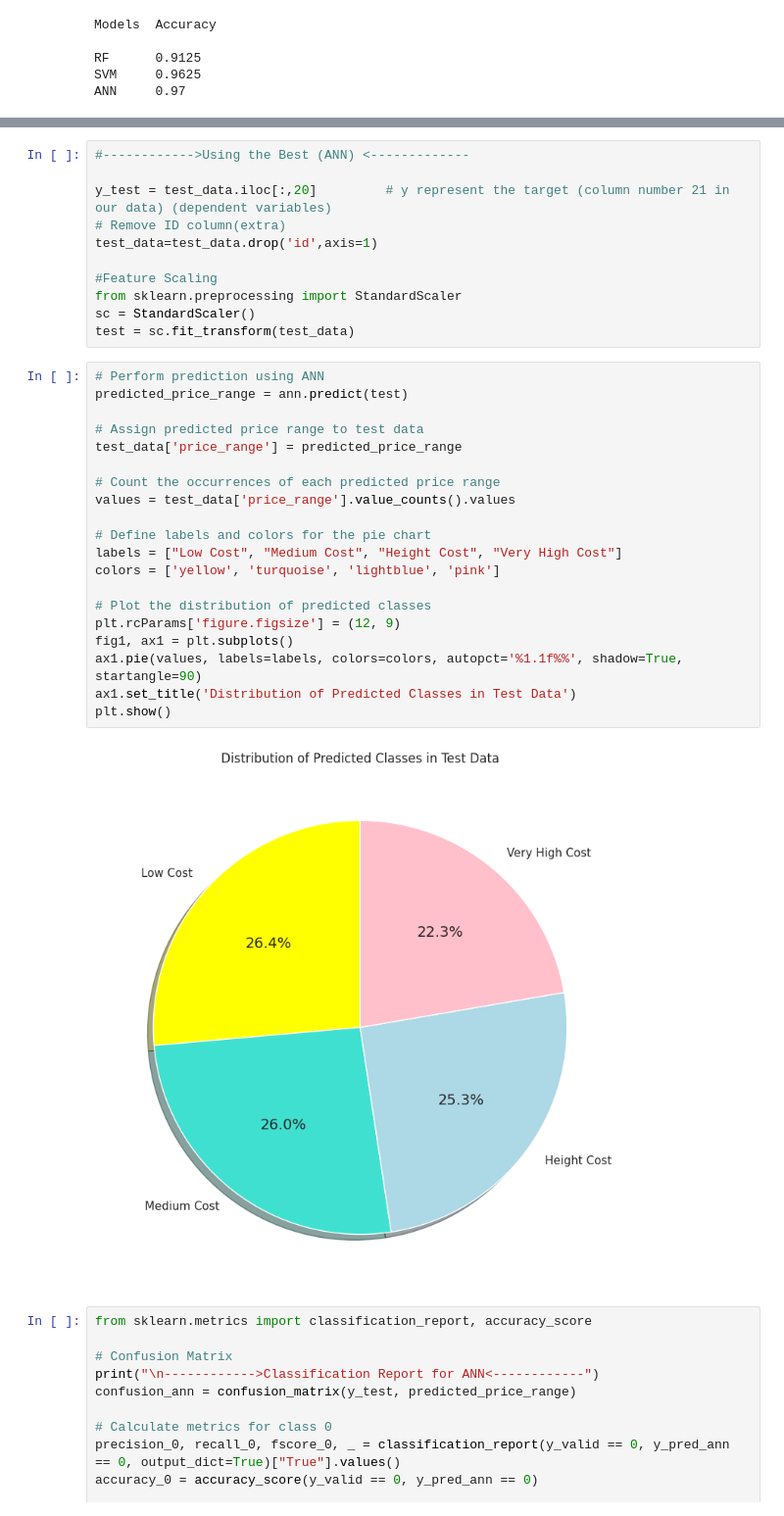
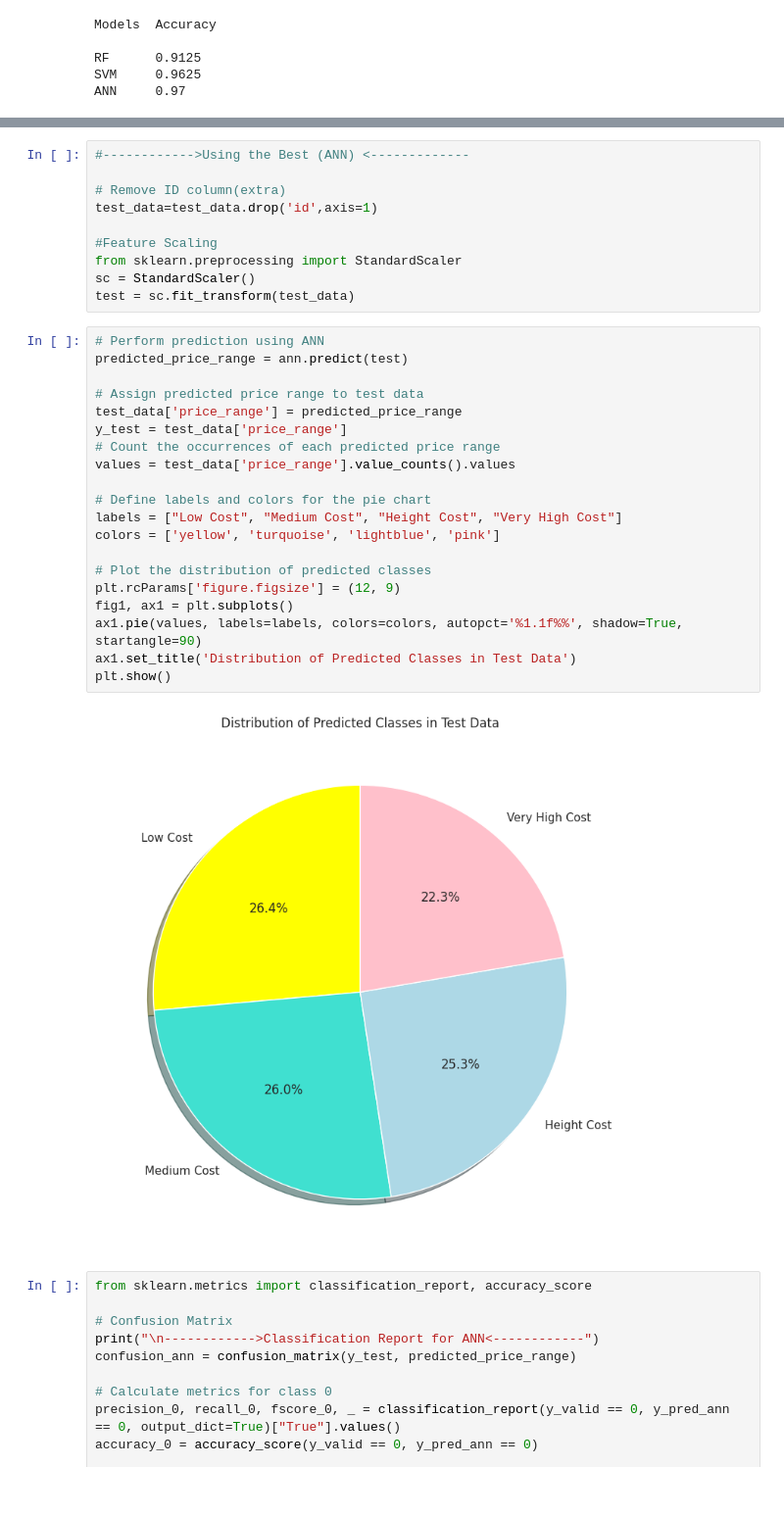
Before and after one commit to M7mdNassar/Mobile-Price-Classification, a Jupyter notebook: Mobile_Price_Classification_Project.ipynb, the cells around one changed output, grey strips where cells are left out. Shown at 98% size. Drawn from its saved outputs; the diff is of its cells as text.

```diff
--- a/Mobile_Price_Classification_Project.ipynb
+++ b/Mobile_Price_Classification_Project.ipynb
@@ -406,7 +429,6 @@ plt.show()
 # %%
 #------------>Using the Best (ANN) <-------------
 
-y_test = test_data.iloc[:,20]         # y represent the target (column number 21 in our data) (dependent variables)
 # Remove ID column(extra)
 test_data=test_data.drop('id',axis=1)
 
@@ -417,25 +439,25 @@ test = sc.fit_transform(test_data)
 # %%
 # Perform prediction using ANN
 predicted_price_range = ann.predict(test)
 
 # Assign predicted price range to test data
 test_data['price_range'] = predicted_price_range
-
+y_test = test_data['price_range']
 # Count the occurrences of each predicted price range
 values = test_data['price_range'].value_counts().values
 
 # Define labels and colors for the pie chart
 labels = ["Low Cost", "Medium Cost", "Height Cost", "Very High Cost"]
 colors = ['yellow', 'turquoise', 'lightblue', 'pink']
 
 # Plot the distribution of predicted classes
 plt.rcParams['figure.figsize'] = (12, 9)
 fig1, ax1 = plt.subplots()
 ax1.pie(values, labels=labels, colors=colors, autopct='%1.1f%%', shadow=True, startangle=90)
 ax1.set_title('Distribution of Predicted Classes in Test Data')
 plt.show()
 # %% [output]
-[figure, old version]
+[figure, new version]
 # %%
 from sklearn.metrics import classification_report, accuracy_score
 
```
Also changed, not shown: parts of 6 cells of this notebook.
